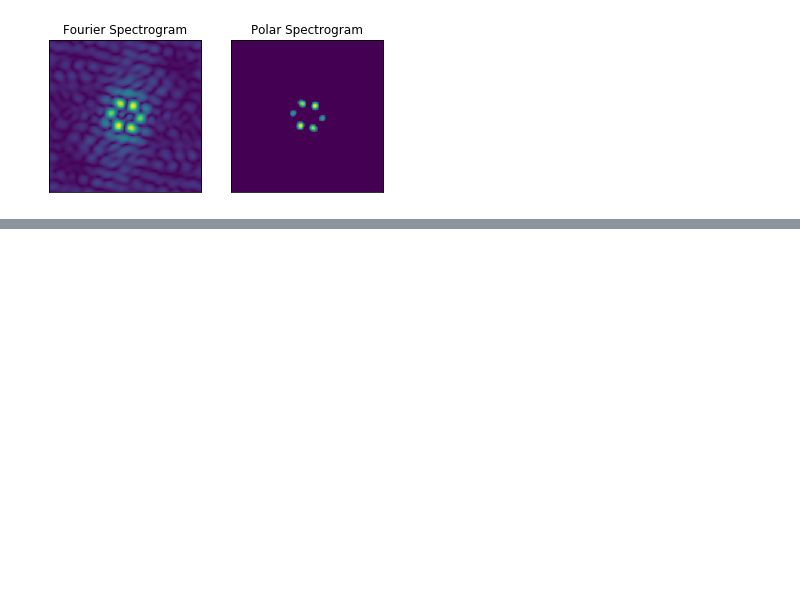
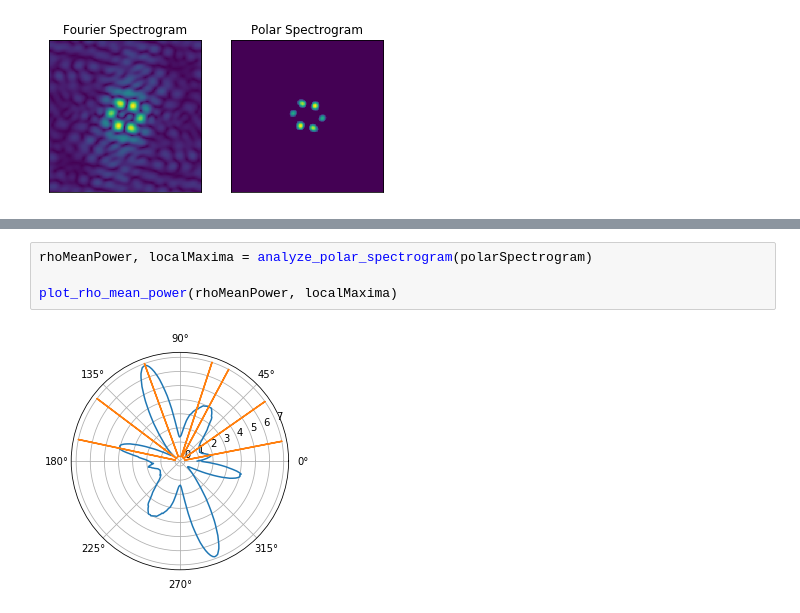
Before and after one commit to phoebeso/mec-cell-classification, a Jupyter notebook: mec_cell_classification.ipynb, the cells around one changed output, grey strips where cells are left out. Cells and saved outputs as stored; diff of their text form; blank space fills up the shorter version.

```diff
--- a/mec_cell_classification.ipynb
+++ b/mec_cell_classification.ipynb
@@ -474,0 +247,6 @@ Random distribution with rate map shuffling with chunk size = 5
+# %%
+rhoMeanPower, localMaxima = analyze_polar_spectrogram(polarSpectrogram)
+
+plot_rho_mean_power(rhoMeanPower, localMaxima)
+# %% [output]
+[figure, added]
```
Also changed, not shown: parts of 16 cells of this notebook.
